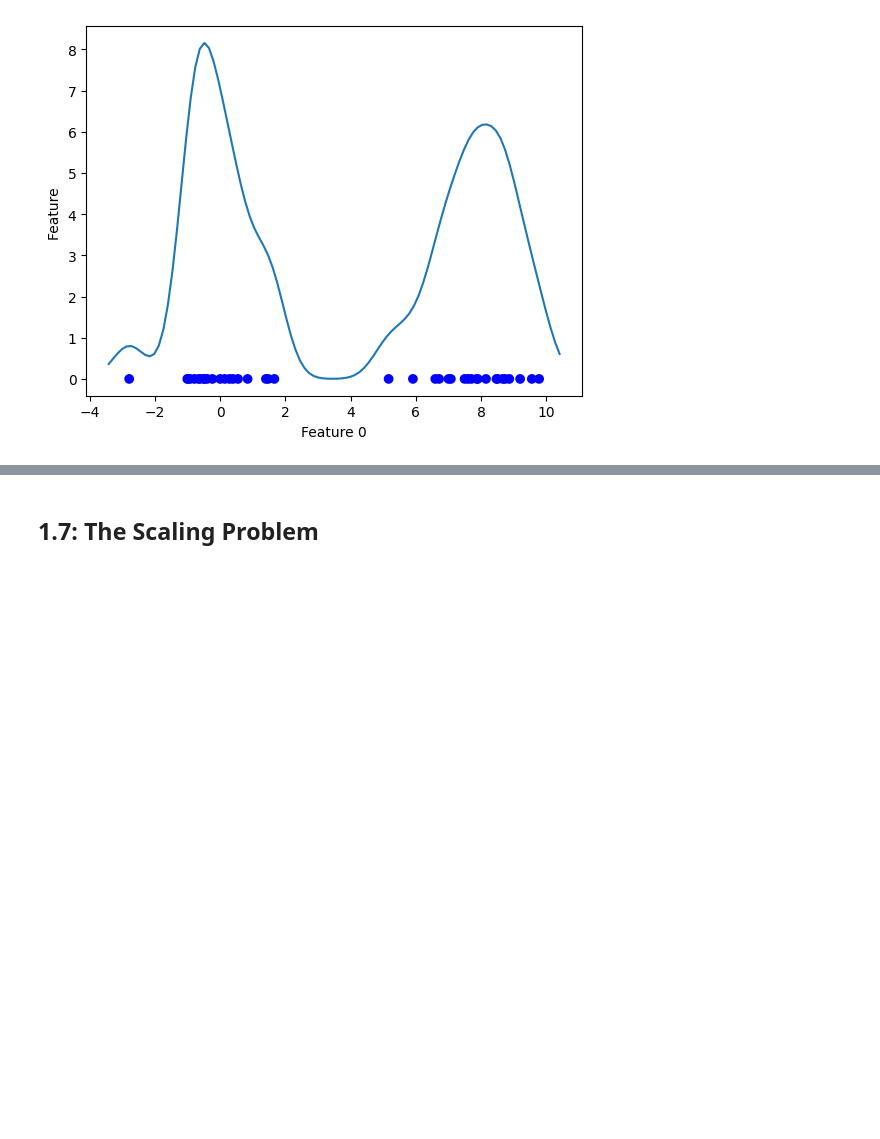
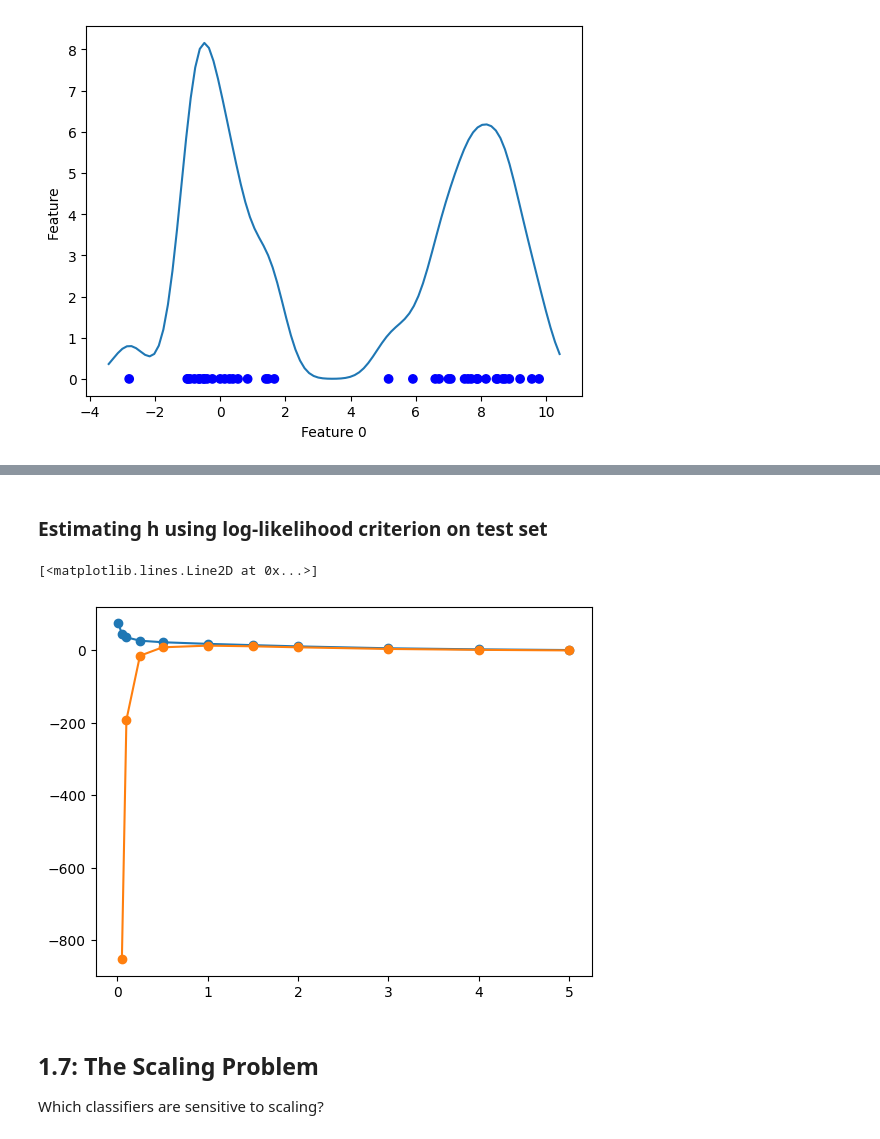
Before and after one commit to nadinekuo/MachineLearning1-Labs, a Jupyter notebook: 1-Basics-of-ML/1.1-decision-theory.ipynb, the cells around one changed output, grey strips where cells are left out. Cells and saved outputs as stored; diff of their text form; code cells hidden in the pictures; blank space fills up the shorter version.

Commit message:
Hyperparam tuning for Parzen on test set

```diff
--- a/1-Basics-of-ML/1.1-decision-theory.ipynb
+++ b/1-Basics-of-ML/1.1-decision-theory.ipynb
@@ -318,2 +318,23 @@ plt.plot(hs, LL, 'o-')               # Plot log-likelihoods as function of h (el
+# %% [markdown]
+### Estimating h using log-likelihood criterion on test set
+# %%
+[train_x, test_x] = pr.gendat(a, 0.5) # Split dataset into training and test set
+hs = [0.01, 0.05, 0.1, 0.25, 0.5, 1, 1.5, 2, 3, 4, 5] # h's to try
+LL_train = np.zeros(len(hs))         # Array to store log-likelihoods for training set
+LL_test = np.zeros(len(hs))          # Array to store log-likelihoods for test set
+for i in range(len(hs)):
+    parz = pr.parzenm(train_x, hs[i])                # Train Parzen density estimator
+    LL_train[i] = np.sum(np.log(+parz(train_x)))     # Compute log-likelihood of the training data
+    LL_test[i] = np.sum(np.log(+parz(test_x)))       # Compute log-likelihood of the test data
+
+# NOTE: overtraining effect!
+plt.plot(hs, LL_train, 'o-')        # Plot log-likelihoods as function of h (elbow)
+# NOTE: max at h=1
+plt.plot(hs, LL_test, 'o-')         # Plot log-likelihoods as function of h (elbow)
+# %% [output]
+[<matplotlib.lines.Line2D at 0x...>]
+[figure, added]
 # %% [markdown]
 ## 1.7: The Scaling Problem
+
+Which classifiers are sensitive to scaling?
```
Also changed, not shown: parts of 3 cells of this notebook.
